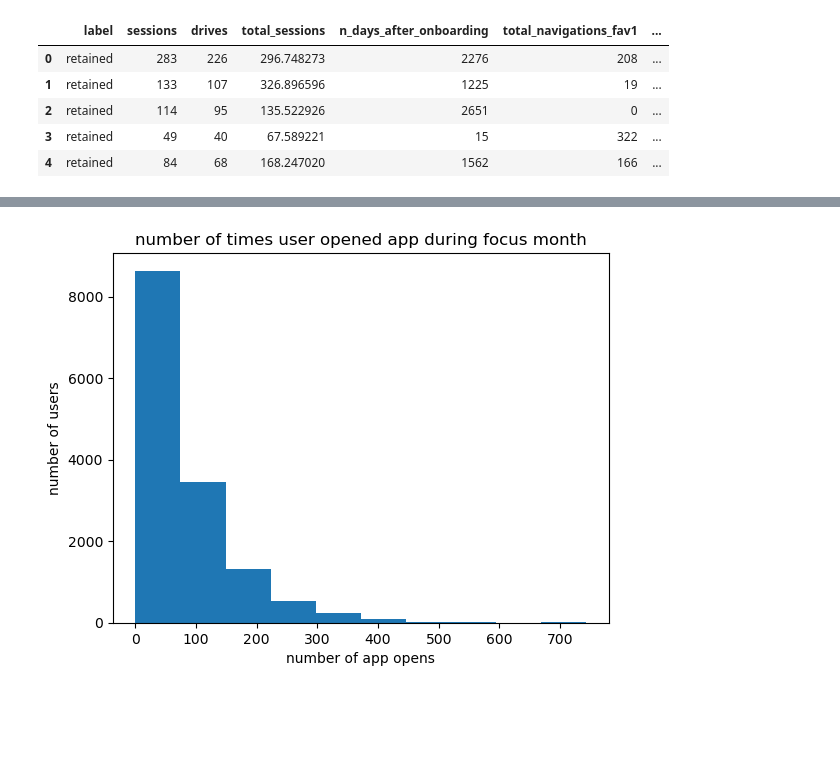
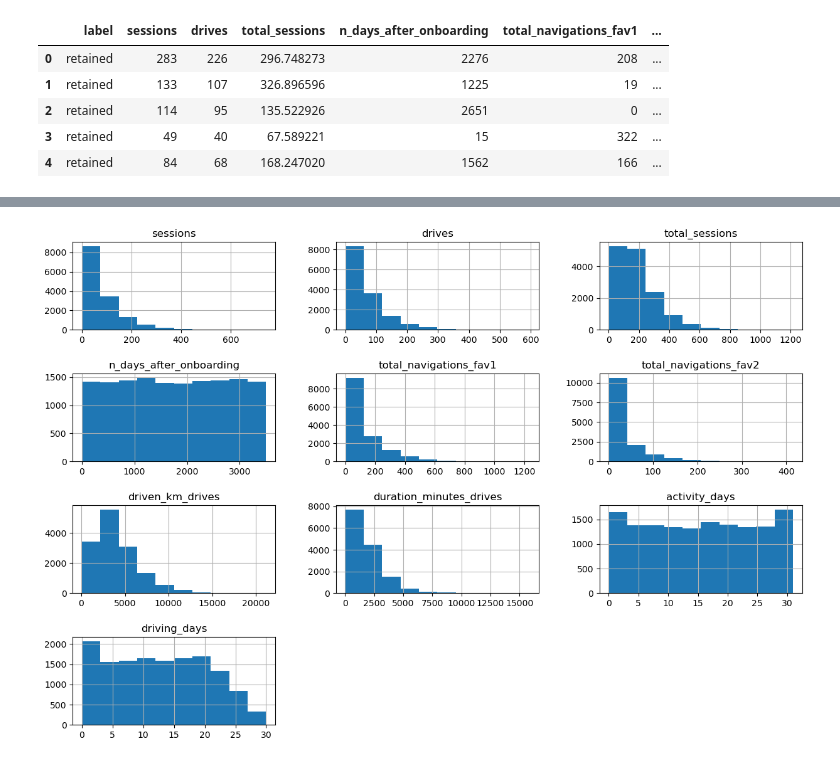
Before and after one commit to amoutafian/waze_capstone, a Jupyter notebook: notebooks/22.5_exploratory_data_analysis.ipynb, the cells around one changed output, grey strips where cells are left out. Saved outputs shown, nothing was run; the diff lists cells and outputs as text; code cells hidden in the pictures; blank space fills up the shorter version.

```diff
--- a/notebooks/22.5_exploratory_data_analysis.ipynb
+++ b/notebooks/22.5_exploratory_data_analysis.ipynb
@@ -5,5 +5,6 @@ import numpy as np
 import pandas as pd
 from numpy.random import seed
 import matplotlib.pyplot as plt
+import seaborn as sns
 
-data = pd.read_csv("../data/waze_cleaned.csv")
+waze_cleaned = pd.read_csv("../data/waze_cleaned.csv")
@@ -25,7 +34,5 @@ sessions = data["sessions"]
 # %%
-plt.hist(sessions)
-plt.title("number of times user opened app during focus month")
-plt.xlabel("number of app opens")
-plt.ylabel("number of users");
+waze_cleaned.hist(figsize=(15,10))
+plt.subplots_adjust(hspace=0.5);
 # %% [output]
-[figure, old version]
+[figure, new version]
```
Also changed, not shown: parts of 8 cells of this notebook.
